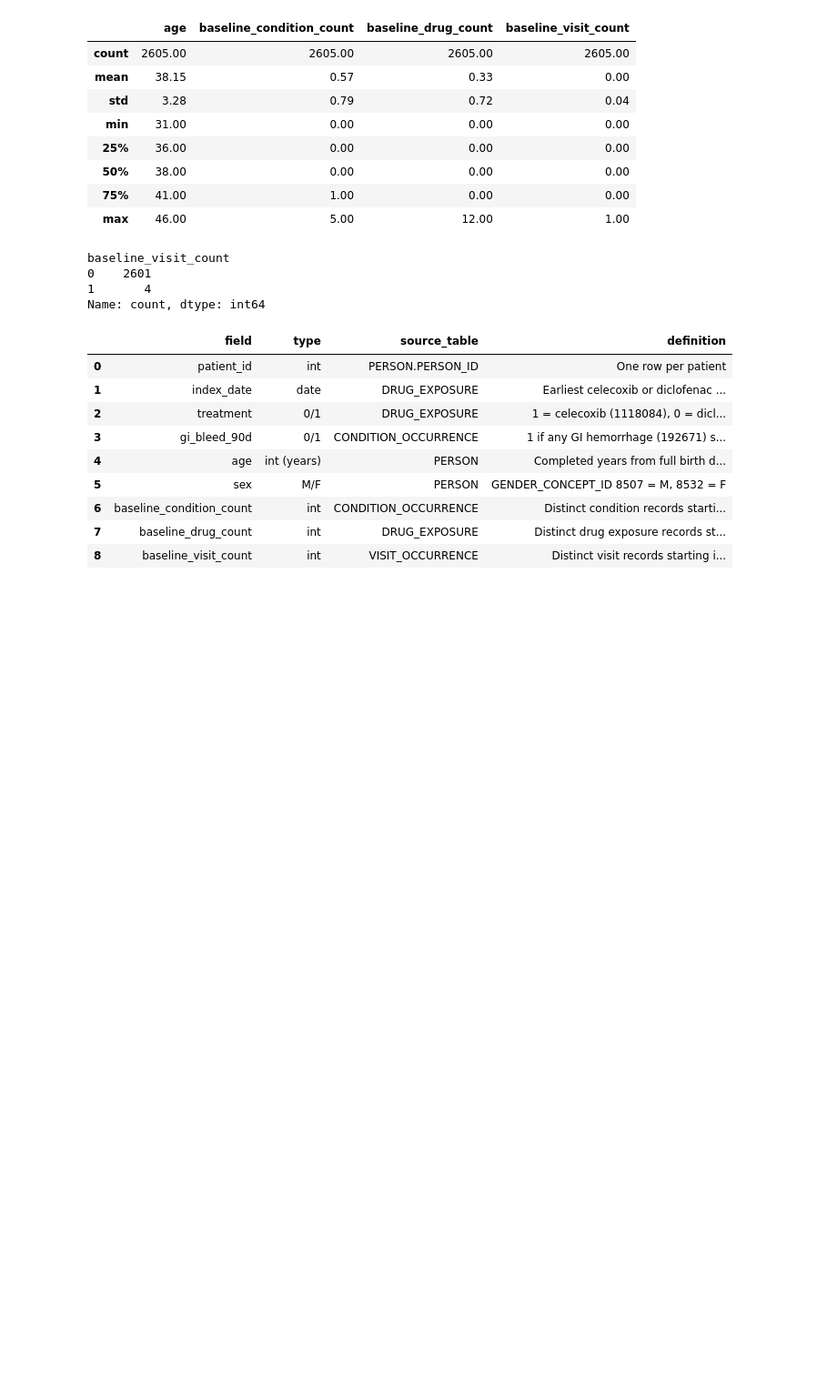
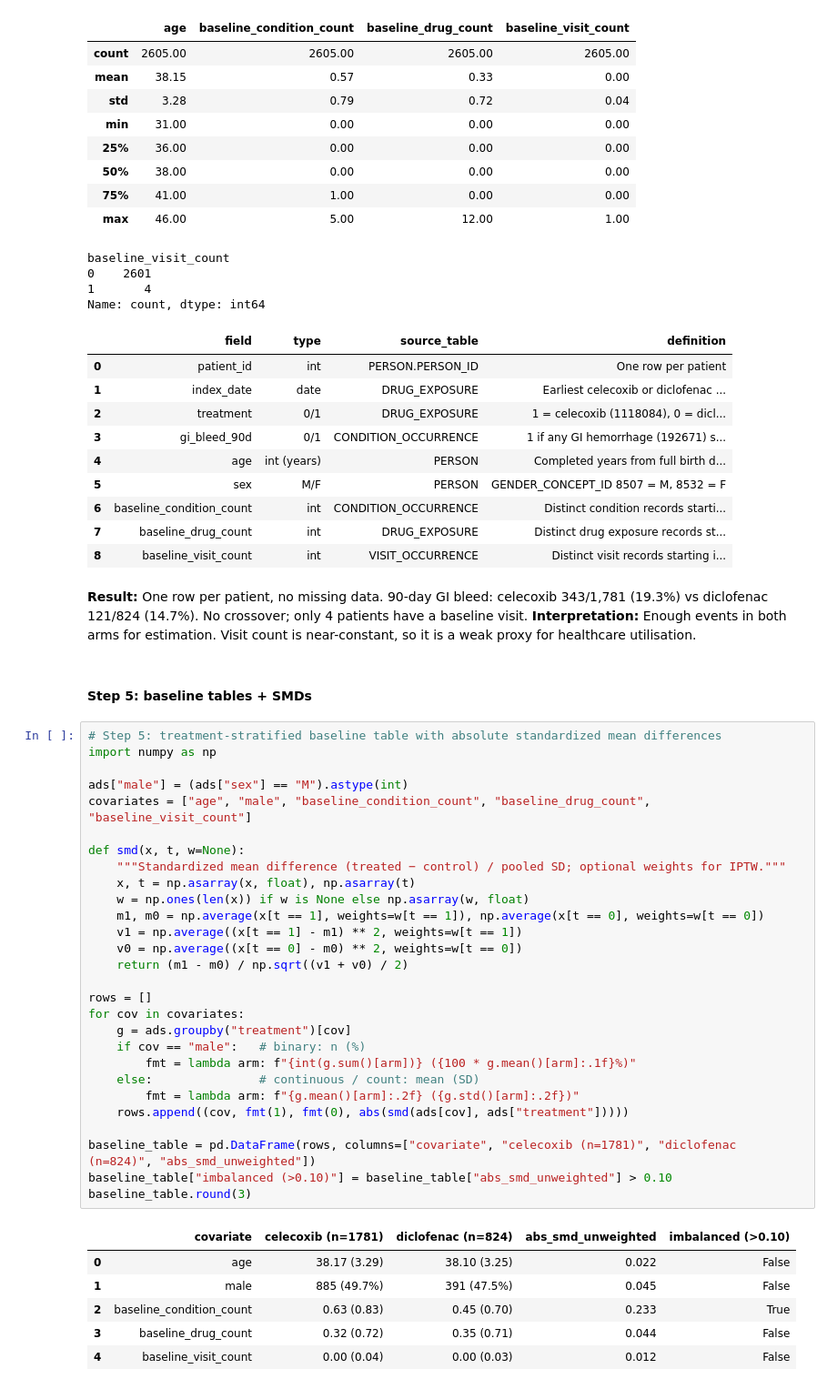
Before and after one commit to mehal-gosalia/gibleed-causal-inference, a Jupyter notebook: gibleed_analysis.ipynb, the cells around one changed output. Shown at 91% size. Saved outputs shown, nothing was run; the diff lists cells and outputs as text; blank space fills up the shorter version.

```diff
--- a/gibleed_analysis.ipynb
+++ b/gibleed_analysis.ipynb
@@ -440,3 +451,43 @@ Name: count, dtype: int64
 | 6 | baseline_condition_count | int | CONDITION_OCCURRENCE | Distinct condition records starti... |
 | 7 | baseline_drug_count | int | DRUG_EXPOSURE | Distinct drug exposure records st... |
 | 8 | baseline_visit_count | int | VISIT_OCCURRENCE | Distinct visit records starting i... |
+# %% [markdown]
+**Result:** One row per patient, no missing data. 90-day GI bleed: celecoxib 343/1,781 (19.3%) vs diclofenac 121/824 (14.7%). No crossover; only 4 patients have a baseline visit.
+**Interpretation:** Enough events in both arms for estimation. Visit count is near-constant, so it is a weak proxy for healthcare utilisation.
+# %% [markdown]
+#### Step 5: baseline tables + SMDs
+# %%
+# Step 5: treatment-stratified baseline table with absolute standardized mean differences
+import numpy as np
+
+ads["male"] = (ads["sex"] == "M").astype(int)
+covariates = ["age", "male", "baseline_condition_count", "baseline_drug_count", "baseline_visit_count"]
+
+def smd(x, t, w=None):
+    """Standardized mean difference (treated − control) / pooled SD; optional weights for IPTW."""
+    x, t = np.asarray(x, float), np.asarray(t)
+    w = np.ones(len(x)) if w is None else np.asarray(w, float)
+    m1, m0 = np.average(x[t == 1], weights=w[t == 1]), np.average(x[t == 0], weights=w[t == 0])
+    v1 = np.average((x[t == 1] - m1) ** 2, weights=w[t == 1])
+    v0 = np.average((x[t == 0] - m0) ** 2, weights=w[t == 0])
+    return (m1 - m0) / np.sqrt((v1 + v0) / 2)
+
+rows = []
+for cov in covariates:
+    g = ads.groupby("treatment")[cov]
+    if cov == "male":   # binary: n (%)
+        fmt = lambda arm: f"{int(g.sum()[arm])} ({100 * g.mean()[arm]:.1f}%)"
+    else:               # continuous / count: mean (SD)
+        fmt = lambda arm: f"{g.mean()[arm]:.2f} ({g.std()[arm]:.2f})"
+    rows.append((cov, fmt(1), fmt(0), abs(smd(ads[cov], ads["treatment"]))))
+
+baseline_table = pd.DataFrame(rows, columns=["covariate", "celecoxib (n=1781)", "diclofenac (n=824)", "abs_smd_unweighted"])
+baseline_table["imbalanced (>0.10)"] = baseline_table["abs_smd_unweighted"] > 0.10
+baseline_table.round(3)
+# %% [output]
+|  | covariate | celecoxib (n=1781) | diclofenac (n=824) | abs_smd_unweighted | imbalanced (>0.10) |
+| 0 | age | 38.17 (3.29) | 38.10 (3.25) | 0.022 | False |
+| 1 | male | 885 (49.7%) | 391 (47.5%) | 0.045 | False |
+| 2 | baseline_condition_count | 0.63 (0.83) | 0.45 (0.70) | 0.233 | True |
+| 3 | baseline_drug_count | 0.32 (0.72) | 0.35 (0.71) | 0.044 | False |
+| 4 | baseline_visit_count | 0.00 (0.04) | 0.00 (0.03) | 0.012 | False |
```
Also changed, not shown: parts of 17 cells of this notebook, 1 other file.
